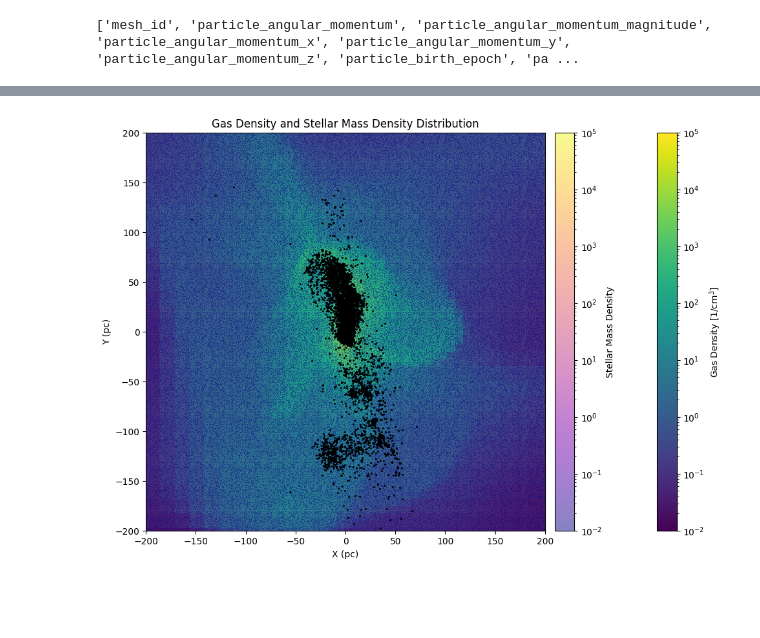
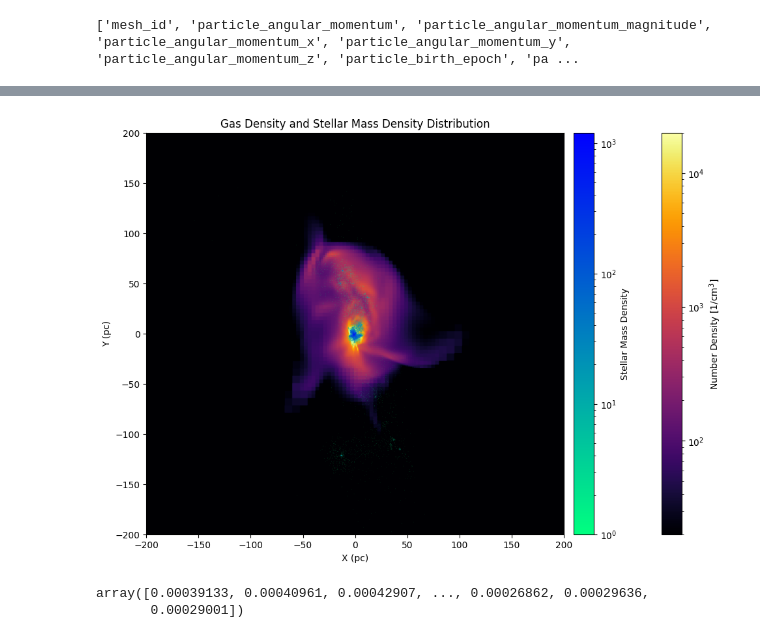
Before and after one commit to Patsrnpt/ProjectionPlot_Gas_Star, a Jupyter notebook: ProjectionPlot_Gas_Star.ipynb, the cells around one changed output, grey strips where cells are left out. Drawn from its saved outputs; the diff is of its cells as text; code cells hidden in the pictures; blank space fills up the shorter version.

```diff
--- a/ProjectionPlot_Gas_Star.ipynb
+++ b/ProjectionPlot_Gas_Star.ipynb
@@ -28,6 +37,6 @@ epf = [
 f1 = "/Users/srnpt.p/Desktop/ASTR498/output_00273"
 f2 = "output_00274/info_00274.txt"
 
-ds = yt.load(f1, fields = cell_fields, extra_particle_fields = epf)
+ds = yt.load(f1, fields = cell_fields, extra_particle_fields = epf, default_species_fields = "ionized")
 ad = ds.all_data()
 # %% [output]
@@ -171,11 +182,12 @@ star_bins = 2000
 star_mass = np.ones_like(x_pos) * 10
 pop2_xyz = np.array(ds.arr(np.vstack([x_pos, y_pos, z_pos]), "code_length").to("pc")).T
 extent_dens = [-plt_wdth/2, plt_wdth/2, -plt_wdth/2, plt_wdth/2]
-dens_norm = LogNorm(1e-2, 1e5)
+gas_range = (20, 2e4)
+norm1 = LogNorm(vmin = gas_range[0], vmax = gas_range[1])
 plt.figure(figsize = (12,8))
-plt.imshow(p_img, norm = dens_norm, extent = extent_dens, origin = 'lower', aspect = 'auto')
+plt.imshow(p_img, norm = norm1, extent = extent_dens, origin = 'lower', aspect = 'auto', cmap = 'inferno')
 plt.colorbar(label = r"Number Density [1/cm$^3$]")
-plt.scatter(pop2_xyz[:, 0], pop2_xyz[:, 1], s = 5, marker = '.', color = 'black')
+# plt.scatter(pop2_xyz[:, 0], pop2_xyz[:, 1], s = 5, marker = '.', color = 'red')
 plt.xlabel("X (pc)")
 plt.ylabel("Y (pc)")
 plt.title("Gas Density and Particle Positions")
@@ -200,9 +212,12 @@ stellar_mass_dens, _, _ = np.histogram2d(pop2_xyz[:, 0],
                                                  ],
 )
 stellar_mass_dens = stellar_mass_dens.T
-
-plt.figure(figsize=(12, 8))
-plt.imshow(stellar_mass_dens, norm = dens_norm, extent = extent_dens, origin = 'lower', aspect = 'auto', cmap = 'plasma')
+stellar_mass_dens = np.where(stellar_mass_dens <= 1, 0, stellar_mass_dens)
+stellar_range = (1, 1200)
+norm2 = LogNorm(vmin = stellar_range[0], vmax = stellar_range[1])
+plt.figure(figsize = (12, 8))
+lumcmap = "cmr.amethyst"
+plt.imshow(stellar_mass_dens, norm = norm2, extent = extent_dens, origin = 'lower', aspect = 'auto', cmap = 'winter_r')
 plt.colorbar(label = "Stellar Mass Density")
 plt.xlabel("X (pc)")
 plt.ylabel("Y (pc)")
@@ -213,17 +228,26 @@ plt.show()
 # %%
 fig, ax = plt.subplots(figsize = (12, 8))
-img1 = ax.imshow(p_img, norm = dens_norm, extent = extent_dens, origin = 'lower', aspect = 'auto', cmap = 'viridis')
-cbar1 = fig.colorbar(img1, ax = ax, orientation = 'vertical')
-cbar1.set_label(r"Gas Density [1/cm$^3$]")
-img2 = ax.imshow(stellar_mass_dens, norm = dens_norm, extent = extent_dens, origin = 'lower', aspect = 'auto', cmap = 'plasma', alpha = 0.5)
+alpha_star = stellar_mass_dens
+alpha_star = np.where(stellar_mass_dens <= 1, 0.0, 1)
+img1 = ax.imshow(p_img, norm = norm1, extent = extent_dens, origin = 'lower', aspect = 'auto', cmap = 'inferno', alpha = 1)
+cbar1 = fig.colorbar(img1, ax = ax, orientation = 'vertical', pad = 0.02)
+cbar1.set_label(r"Number Density [1/cm$^3$]")
+img2 = ax.imshow(stellar_mass_dens, norm = norm2, extent = extent_dens, origin = 'lower', aspect = 'auto', cmap = 'winter_r', alpha = alpha_star)
 cbar2 = fig.colorbar(img2, ax = ax, orientation = 'vertical', pad = 0.02)
 cbar2.set_label("Stellar Mass Density")
 # ax.scatter(pop2_xyz[:, 0], pop2_xyz[:, 1], s=5, marker='.', color='black')
 ax.set_xlabel("X (pc)")
 ax.set_ylabel("Y (pc)")
 ax.set_title("Gas Density and Stellar Mass Density Distribution")
 ax.set_xlim(-plt_wdth / 2, plt_wdth / 2)
 ax.set_ylim(-plt_wdth / 2, plt_wdth / 2)
 plt.show()
 # %% [output]
-[figure, old version]
+[figure, new version]
+# %%
+# number density of proton
+n_proton = np.array(ad["gas", "H_p1_number_density"])
+n_proton
+# %% [output]
+array([0.00039133, 0.00040961, 0.00042907, ..., 0.00026862, 0.00029636,
+       0.00029001])
```
Also changed, not shown: parts of 22 cells of this notebook.
